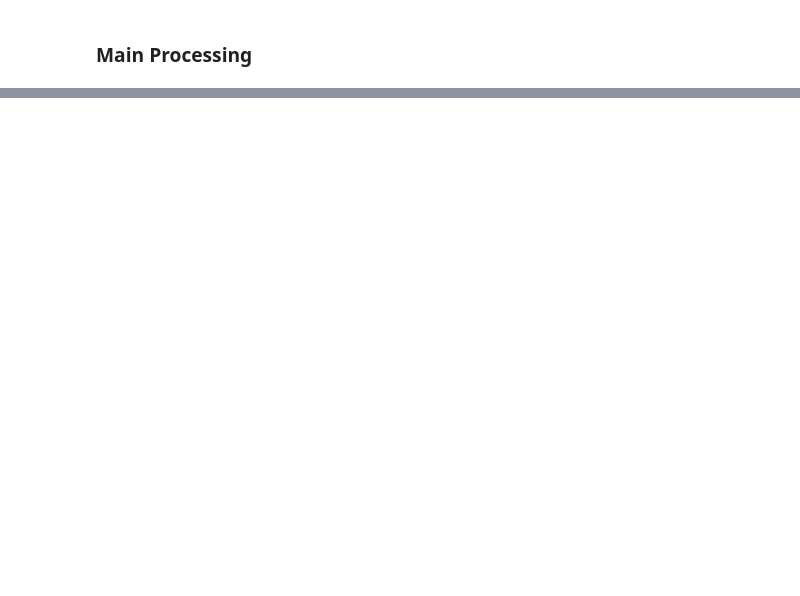
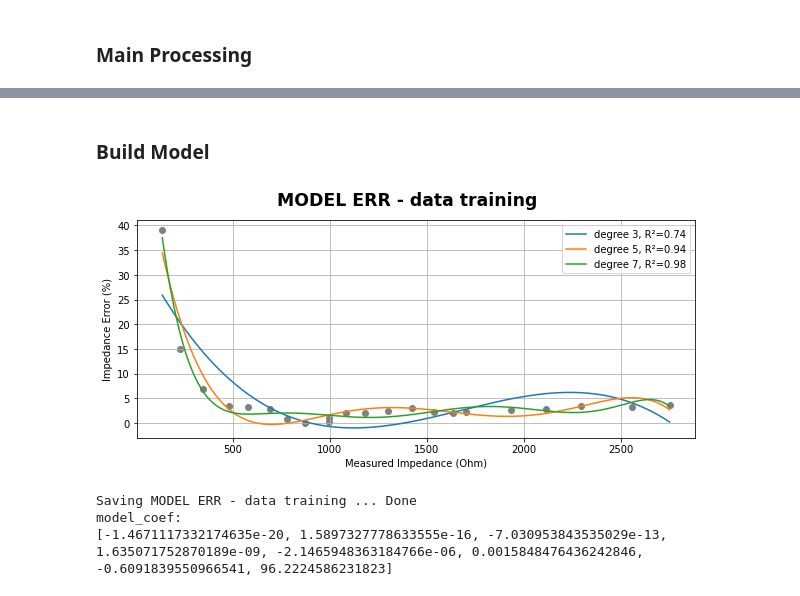
Before and after one commit to mahaamesha/body-impedance-measurement, a Jupyter notebook: src/training_data.ipynb, the cells around one changed output, grey strips where cells are left out. Drawn from its saved outputs; the diff is of its cells as text; code cells hidden in the pictures; blank space fills up the shorter version.

```diff
--- a/src/training_data.ipynb
+++ b/src/training_data.ipynb
@@ -122,0 +188,15 @@ NameError: name 'internal_flag' is not defined
+# %% [markdown]
+### Build Model
+# %%
+model_obj = build_graph_and_model(df_z_phase, folder_path_i, saved_dirname, degree_arr=[3, 5, 7],
+                                    x_data="z_avg", y_data="%z",
+                                    x_label="Measured Impedance (Ohm)", y_label="Impedance Error (%)",
+                                    suptitle_prefix="MODEL ERR")
+
+print("model_coef:")
+print(model_obj["model_3"]["model_coef"])
+# %% [output]
+[figure, added]
+Saving MODEL ERR - data training ... Done
+model_coef:
+[-1.4671117332174635e-20, 1.5897327778633555e-16, -7.030953843535029e-13, 1.635071752870189e-09, -2.1465948363184766e-06, 0.0015848476436242846, -0.6091839550966541, 96.2224586231823]
```
Also changed, not shown: parts of 21 cells of this notebook, 12 other files.
